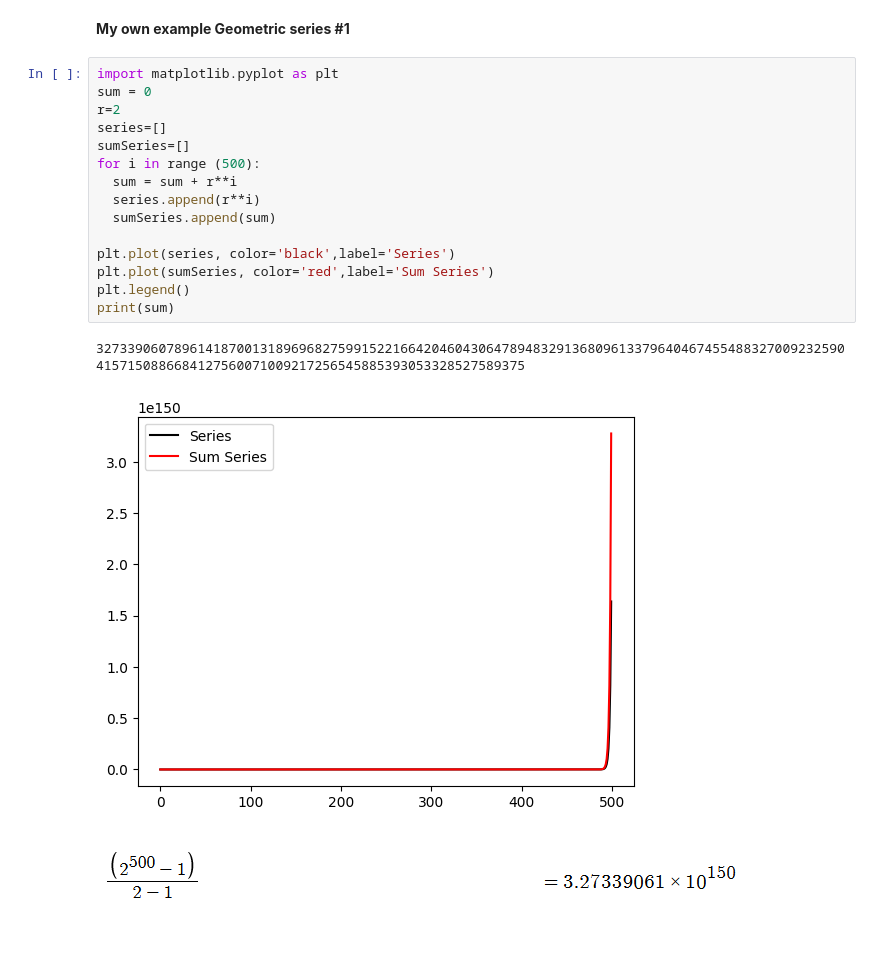
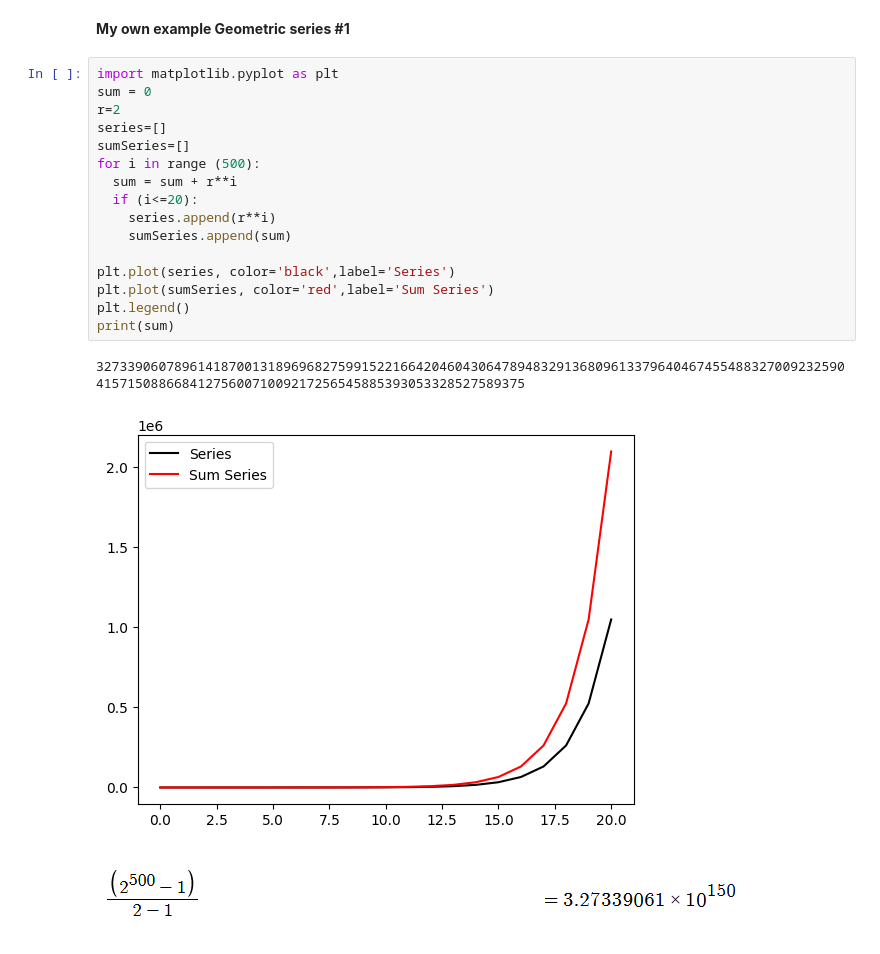
Before and after one commit to jivegabe/MetNumUN2023I, a Jupyter notebook: Lab1/jivegabeArithmeticSeriesGeometricSeriesPowerSums.ipynb, the cells around one changed output. Cells and saved outputs as stored; diff of their text form.

```diff
--- a/Lab1/jivegabeArithmeticSeriesGeometricSeriesPowerSums.ipynb
+++ b/Lab1/jivegabeArithmeticSeriesGeometricSeriesPowerSums.ipynb
@@ -300,21 +300,22 @@ Plot the firts 20 terms and the partial sums
 # %%
 import matplotlib.pyplot as plt
 sum = 0
 r=2
 series=[]
 sumSeries=[]
 for i in range (500):
   sum = sum + r**i
-  series.append(r**i)
-  sumSeries.append(sum)
+  if (i<=20):
+    series.append(r**i)
+    sumSeries.append(sum)
 
 plt.plot(series, color='black',label='Series')
 plt.plot(sumSeries, color='red',label='Sum Series')
 plt.legend()
 print(sum)
 # %% [output]
 3273390607896141870013189696827599152216642046043064789483291368096133796404674554883270092325904157150886684127560071009217256545885393053328527589375
-[figure, old version]
+[figure, new version]
 # %% [markdown]
 ![imagen.png](embedded-picture-1)
 # %% [markdown]
```
Also changed, not shown: parts of 1 cell of this notebook.
